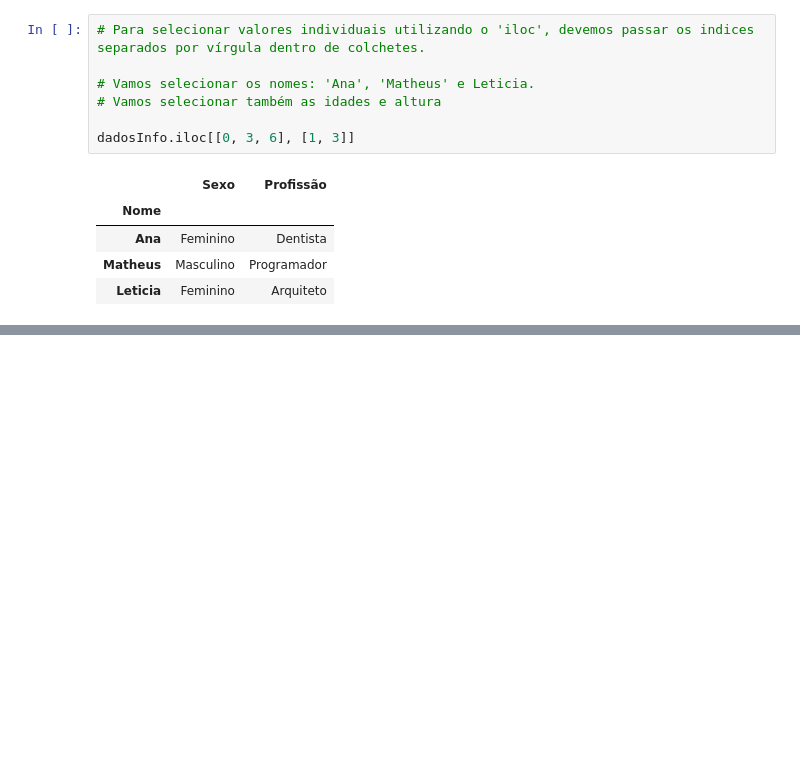
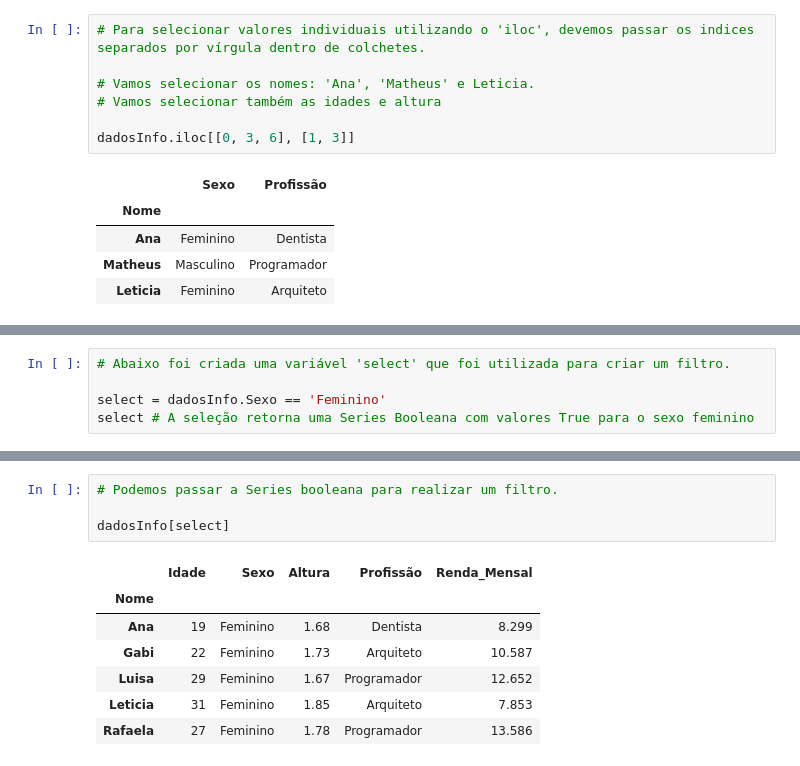
Before and after one commit to Olivierah/Pandas-Package, a Jupyter notebook: Python_para_Data_Science_Introdução_ao__Pandas.ipynb, the cells around one changed output, grey strips where cells are left out. Drawn from its saved outputs; the diff is of its cells as text; blank space fills up the shorter version.

```diff
--- a/Python_para_Data_Science_Introdução_ao__Pandas.ipynb
+++ b/Python_para_Data_Science_Introdução_ao__Pandas.ipynb
@@ -929,0 +942,5 @@ dadosInfo.iloc[[0, 3, 6], [1, 3]]
+# %%
+# Abaixo foi criada uma variável 'select' que foi utilizada para criar um filtro.
+
+select = dadosInfo.Sexo == 'Feminino'
+select # A seleção retorna uma Series Booleana com valores True para o sexo feminino
@@ -929,0 +958,12 @@ dadosInfo.iloc[[0, 3, 6], [1, 3]]
+# %%
+# Podemos passar a Series booleana para realizar um filtro.
+
+dadosInfo[select]
+# %% [output]
+|  | Idade | Sexo | Altura | Profissão | Renda_Mensal |
+| Nome |  |  |  |  |  |
+| Ana | 19 | Feminino | 1.68 | Dentista | 8.299 |
+| Gabi | 22 | Feminino | 1.73 | Arquiteto | 10.587 |
+| Luisa | 29 | Feminino | 1.67 | Programador | 12.652 |
+| Leticia | 31 | Feminino | 1.85 | Arquiteto | 7.853 |
+| Rafaela | 27 | Feminino | 1.78 | Programador | 13.586 |
```
Also changed, not shown: parts of 6 cells of this notebook.
